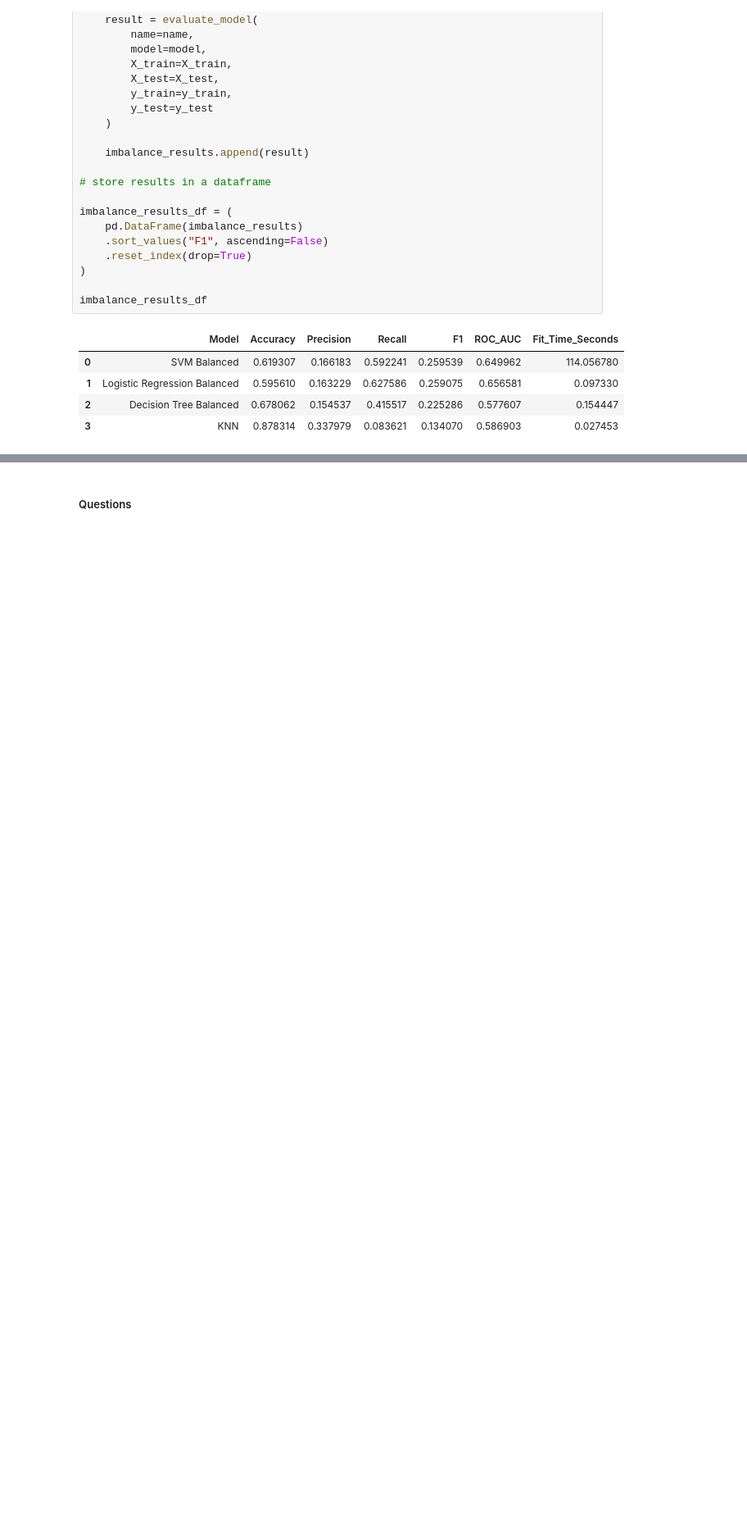
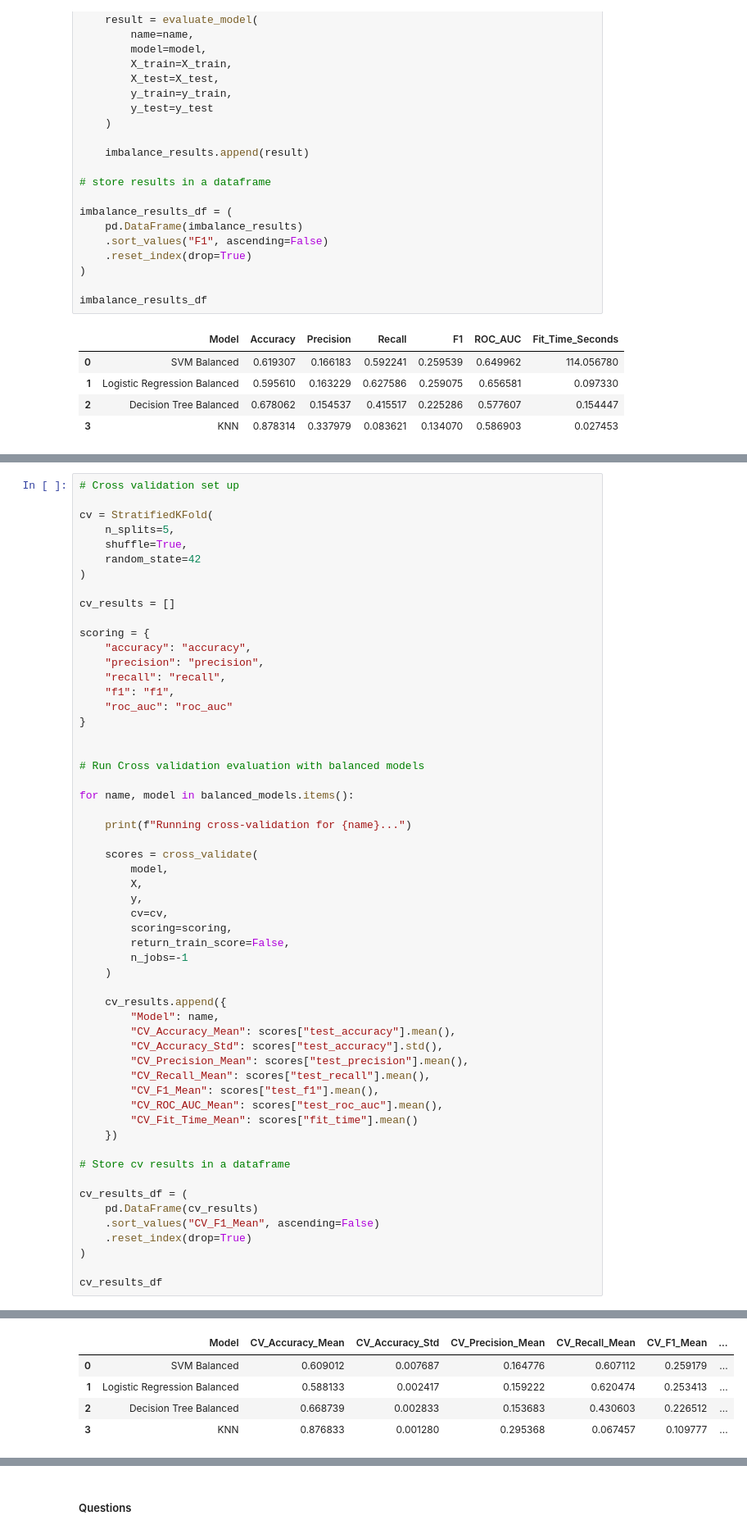
Before and after one commit to RT-Prog/ML_Learn_1, a Jupyter notebook: BankMarketingCampaign/prompt_III.ipynb, the cells around one changed output, grey strips where cells are left out. Shown at 82% size. Saved outputs shown, nothing was run; the diff lists cells and outputs as text; blank space fills up the shorter version.

Commit message:
Cross validation completed

```diff
--- a/BankMarketingCampaign/prompt_III.ipynb
+++ b/BankMarketingCampaign/prompt_III.ipynb
@@ -604,0 +611,57 @@ Applying class_weight="balanced" transformed Logistic Regression and SVM from mo
+# %%
+# Cross validation set up
+
+cv = StratifiedKFold(
+    n_splits=5,
+    shuffle=True,
+    random_state=42
+)
+
+cv_results = []
+
+scoring = {
+    "accuracy": "accuracy",
+    "precision": "precision",
+    "recall": "recall",
+    "f1": "f1",
+    "roc_auc": "roc_auc"
+}
+
+
+# Run Cross validation evaluation with balanced models
+
+for name, model in balanced_models.items():
+
+    print(f"Running cross-validation for {name}...")
+
+    scores = cross_validate(
+        model,
+        X,
+        y,
+        cv=cv,
+        scoring=scoring,
+        return_train_score=False,
+        n_jobs=-1
+    )
+
+    cv_results.append({
+        "Model": name,
+        "CV_Accuracy_Mean": scores["test_accuracy"].mean(),
+        "CV_Accuracy_Std": scores["test_accuracy"].std(),
+        "CV_Precision_Mean": scores["test_precision"].mean(),
+        "CV_Recall_Mean": scores["test_recall"].mean(),
+        "CV_F1_Mean": scores["test_f1"].mean(),
+        "CV_ROC_AUC_Mean": scores["test_roc_auc"].mean(),
+        "CV_Fit_Time_Mean": scores["fit_time"].mean()
+    })
+
+# Store cv results in a dataframe
+
+cv_results_df = (
+    pd.DataFrame(cv_results)
+    .sort_values("CV_F1_Mean", ascending=False)
+    .reset_index(drop=True)
+)
+
+cv_results_df
+# %% [output]
@@ -604,0 +672,5 @@ Applying class_weight="balanced" transformed Logistic Regression and SVM from mo
+|  | Model | CV_Accuracy_Mean | CV_Accuracy_Std | CV_Precision_Mean | CV_Recall_Mean | CV_F1_Mean | ... |
+| 0 | SVM Balanced | 0.609012 | 0.007687 | 0.164776 | 0.607112 | 0.259179 | ... |
+| 1 | Logistic Regression Balanced | 0.588133 | 0.002417 | 0.159222 | 0.620474 | 0.253413 | ... |
+| 2 | Decision Tree Balanced | 0.668739 | 0.002833 | 0.153683 | 0.430603 | 0.226512 | ... |
+| 3 | KNN | 0.876833 | 0.001280 | 0.295368 | 0.067457 | 0.109777 | ... |
```
Also changed, not shown: parts of 4 cells of this notebook.
